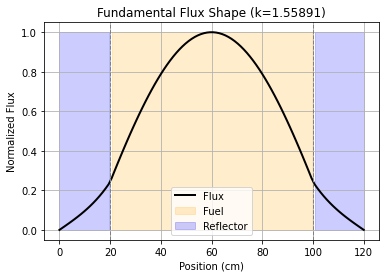
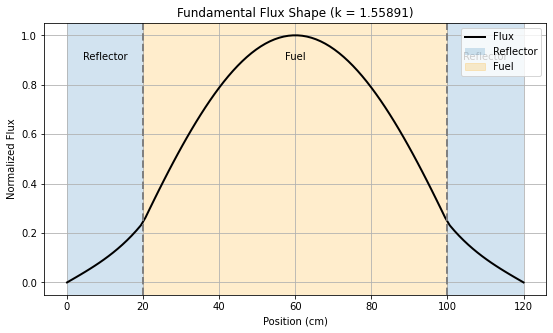
The change to this notebook cell's code, shown as a diff; its figure went from the first image to the second:
--- before
+++ after
@@ -77,20 +77,29 @@
 x, phi, k = solve_reactor(L, D,Sigma_a,nuSigma_f, N)
 
-plt.plot(x, phi, color='black', linewidth=2, label="Flux")
+plt.figure(figsize=(9,5))
 
-# Sombreado de zonas
-plt.fill_between(x, phi.min(), phi.max(), where=fuel_region, 
-                  color='orange', alpha=0.2, label="Fuel")
-plt.fill_between(x, phi.min(), phi.max(), where=reflector_region, 
-                  color='blue', alpha=0.2, label="Reflector")
+plt.plot(x, phi, color="black", linewidth=2, label="Flux")
 
-# Líneas divisorias entre fuel y reflector
-plt.axvline(x=reflector, color='gray', linestyle='--', linewidth=1)
-plt.axvline(x=reflector + fuel, color='gray', linestyle='--', linewidth=1)
+# Region shading
+plt.axvspan(0, reflector, alpha=0.2, label="Reflector")
+plt.axvspan(reflector, reflector + fuel, alpha=0.2,color='orange', label="Fuel")
+plt.axvspan(reflector + fuel, L, alpha=0.2)
+
+# Interfaces
+plt.axvline(reflector, color="gray", linestyle="--", linewidth=2)
+plt.axvline(reflector + fuel, color="gray", linestyle="--", linewidth=2)
+
+plt.text(10, 0.9, "Reflector", ha="center")
+plt.text(60, 0.9, "Fuel", ha="center")
+plt.text(110, 0.9, "Reflector", ha="center")
 
 plt.xlabel("Position (cm)")
 plt.ylabel("Normalized Flux")
-plt.title(f"Fundamental Flux Shape (k={k:.5f})")
+plt.title(f"Fundamental Flux Shape (k = {k:.5f})")
+
 plt.legend()
 plt.grid(True)
+
+plt.savefig("reflector_fuel_reflector_flux.png", dpi=300, bbox_inches="tight")
+
 plt.show()

Commit: Add files via upload